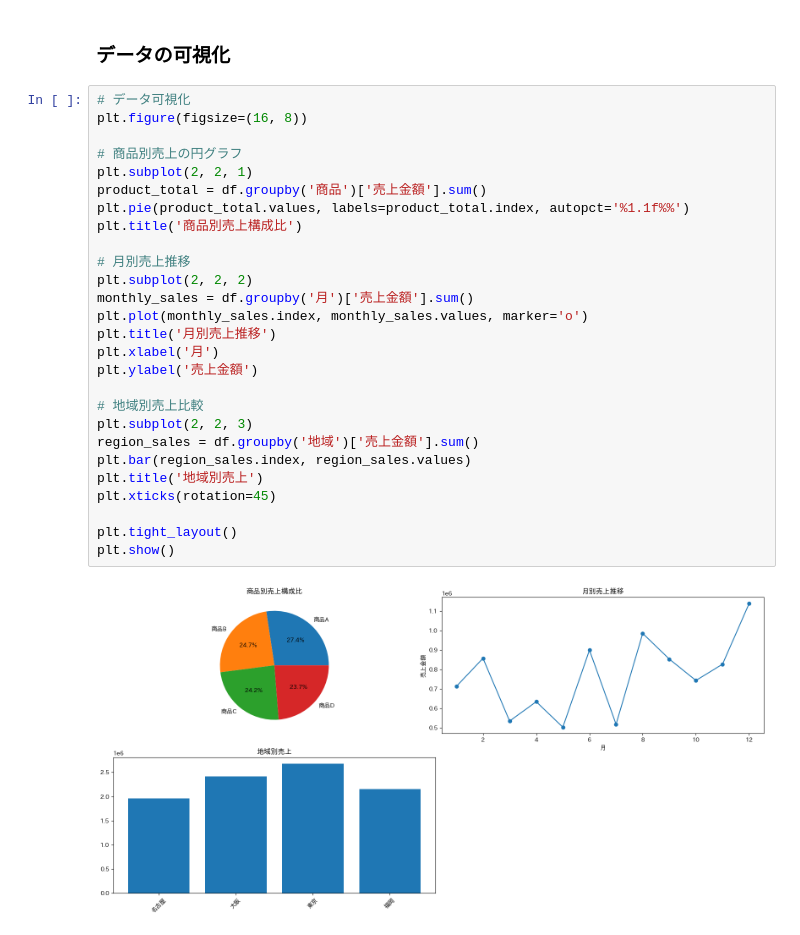
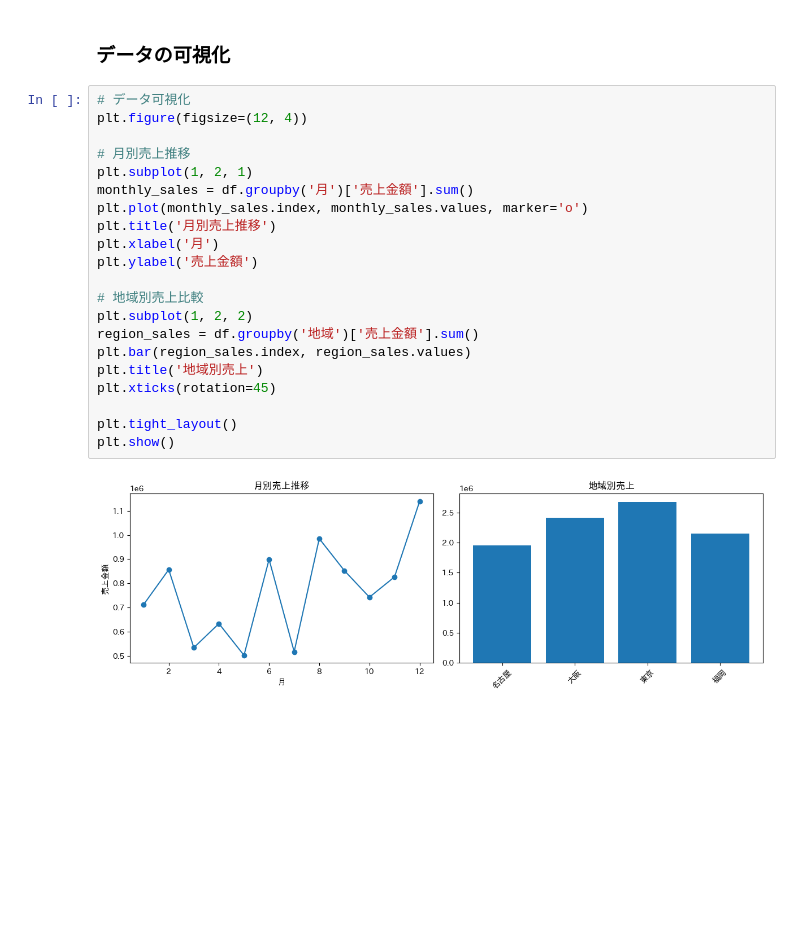
Before and after one commit to ymuto0302/RW2025, a Jupyter notebook: intro_pandas_eda.ipynb, the cells around one changed output. Saved outputs shown, nothing was run; the diff lists cells and outputs as text; blank space fills up the shorter version.

```diff
--- a/intro_pandas_eda.ipynb
+++ b/intro_pandas_eda.ipynb
@@ -108,30 +110,24 @@ monthly_region
 ### データの可視化
 # %%
 # データ可視化
-plt.figure(figsize=(16, 8))
-
-# 商品別売上の円グラフ
-plt.subplot(2, 2, 1)
-product_total = df.groupby('商品')['売上金額'].sum()
-plt.pie(product_total.values, labels=product_total.index, autopct='%1.1f%%')
-plt.title('商品別売上構成比')
+plt.figure(figsize=(12, 4))
 
 # 月別売上推移
-plt.subplot(2, 2, 2)
+plt.subplot(1, 2, 1)
 monthly_sales = df.groupby('月')['売上金額'].sum()
 plt.plot(monthly_sales.index, monthly_sales.values, marker='o')
 plt.title('月別売上推移')
 plt.xlabel('月')
 plt.ylabel('売上金額')
 
 # 地域別売上比較
-plt.subplot(2, 2, 3)
+plt.subplot(1, 2, 2)
 region_sales = df.groupby('地域')['売上金額'].sum()
 plt.bar(region_sales.index, region_sales.values)
 plt.title('地域別売上')
 plt.xticks(rotation=45)
 
 plt.tight_layout()
 plt.show()
 # %% [output]
-[figure, old version]
+[figure, new version]
```
Also changed, not shown: parts of 1 cell of this notebook.
